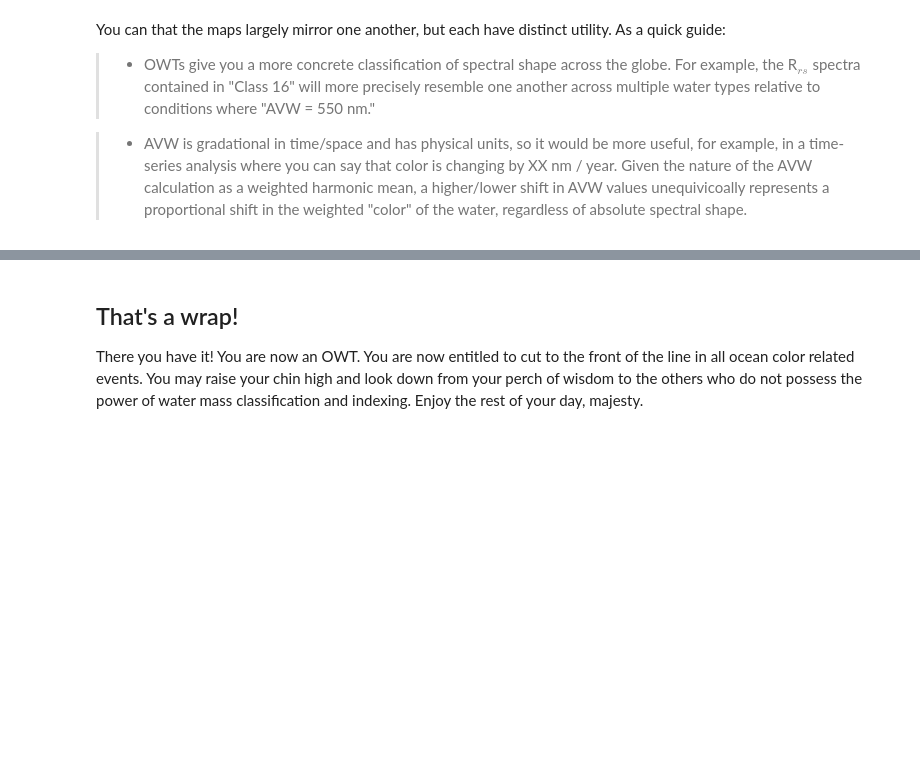
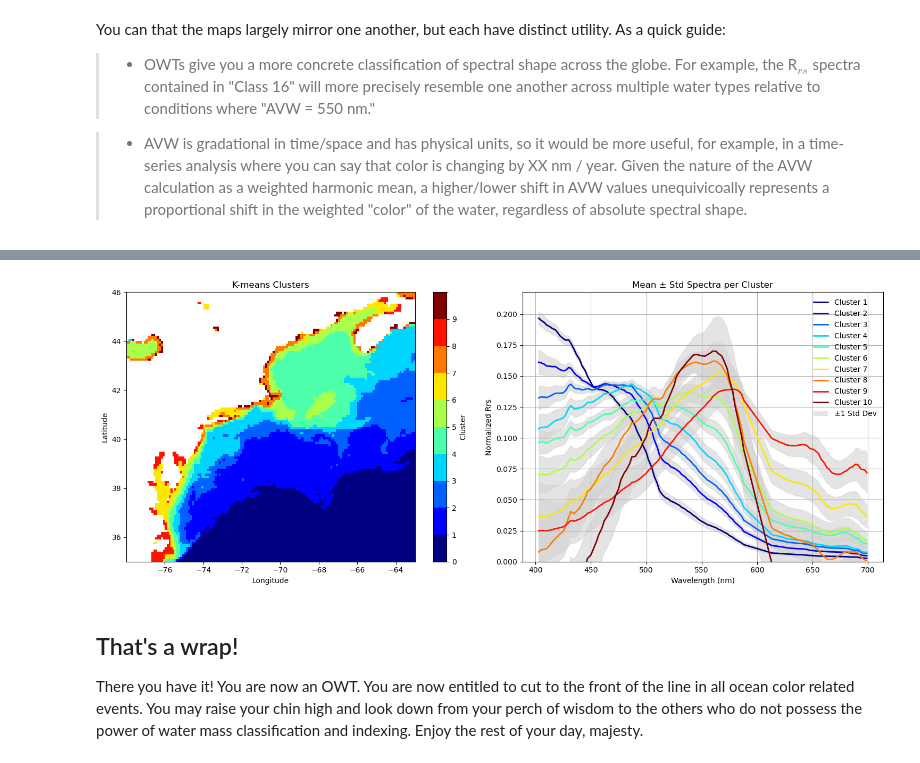
Before and after one commit to fish-pace/2025-tutorials, a Jupyter notebook: water_classification.ipynb, the cells around one changed output, grey strips where cells are left out. Drawn from its saved outputs; the diff is of its cells as text; code cells hidden in the pictures; blank space fills up the shorter version.

Commit message:
Added Rrs ratio ordering of clusters

```diff
--- a/water_classification.ipynb
+++ b/water_classification.ipynb
@@ -336,7 +336,7 @@ from sklearn.cluster import KMeans
 from sklearn.preprocessing import StandardScaler
 
 n_clusters = 10
-use_normalized = True  # Set True for rrs_flat (normalized), False for rrs_flat_nonnorm
+use_normalized = True  # Set True for normalized spectra, False for raw spectra
 
 # Choose which data to use and get rid of NaNs
 rrs_flat = rrs_norm.stack(pix=('lat', 'lon')).transpose('pix', 'wavelength').values
@@ -348,3 +348,4 @@ X_scaled = X_input[mask, :]
 # Run K-means
 kmeans = KMeans(n_clusters=n_clusters, random_state=42, n_init=10)
 kmeans_labels = kmeans.fit_predict(X_scaled)
+cluster_means = np.array([X_scaled[kmeans_labels == k].mean(axis=0) for k in range(n_clusters)])
@@ -408,0 +358,13 @@ plt.show()
+# %%
+# Reorder clusters by cluster-mean nRrs(443)/nRrs(551): descending order
+wavelengths_plot = np.array(common_wavelengths_float)
+i443 = np.argmin(np.abs(wavelengths_plot - 443))
+i551 = np.argmin(np.abs(wavelengths_plot - 551))
+ratios = cluster_means[:, i443] / cluster_means[:, i551]
+order = np.argsort(-ratios)
+
+# We have the index, now let's actually reorder the cluster means + labels for plotting
+cluster_means_ordered = cluster_means[order, :]
+kmeans_labels_ordered = np.zeros_like(kmeans_labels)
+for new_idx, old_idx in enumerate(order):
+    kmeans_labels_ordered[kmeans_labels == old_idx] = new_idx
@@ -409,3 +375,48 @@ plt.show()
+# %%
+# Create cluster map for plotting
+cluster_map = np.full(X_input.shape[0], np.nan)
+cluster_map[mask] = kmeans_labels_ordered  # pixels labeled 0..n_clusters-1 in your desired order
+cluster_map_2d = cluster_map.reshape(rrs_subset.sizes['lat'], rrs_subset.sizes['lon'])
+cluster_da = xr.DataArray(cluster_map_2d, dims=('lat','lon'), coords={'lat': rrs_subset['lat'], 'lon': rrs_subset['lon']}, name='kmeans_cluster')
+# Colormap setup
+colors = plt.cm.jet(np.linspace(0, 1, n_clusters))
+cmap = ListedColormap(colors)
+norm = BoundaryNorm(np.arange(0, n_clusters+1), ncolors=n_clusters, clip=True)
+
+# Plotting: side-by-side
+fig, axes = plt.subplots(1, 2, figsize=(15,6))
+
+# Panel 1: Cluster map
+im = axes[0].pcolormesh(cluster_da.lon, cluster_da.lat, cluster_da, cmap=cmap, shading='auto', norm=norm)
+axes[0].set_title('K-means Clusters')
+axes[0].set_xlabel('Longitude')
+axes[0].set_ylabel('Latitude')
+fig.colorbar(im, ax=axes[0], label='Cluster', ticks=np.arange(0, n_clusters))
+
+# Panel 2: Mean ± std spectra
+ax = axes[1]
+for cluster_id in range(n_clusters):
+    cluster_pixels = X_scaled[kmeans_labels_ordered == cluster_id, :]
+    if cluster_pixels.size == 0:
+        continue
+    mean_spec = cluster_pixels.mean(axis=0)
+    std_spec = cluster_pixels.std(axis=0)
+    # Plot shaded ±1 std and mean line
+    ax.fill_between(wavelengths_plot, mean_spec-std_spec, mean_spec+std_spec, color='lightgray', alpha=0.6)
+    ax.plot(wavelengths_plot, mean_spec, color=colors[cluster_id], lw=2, label=f'Cluster {cluster_id+1}')
+ax.set_xlabel("Wavelength (nm)")
+ax.set_ylabel("Normalized Rrs" if use_normalized else "Rrs")
+ax.set_title("Mean ± Std Spectra per Cluster")
+ax.grid(True)
+ax.set_ylim(bottom=0)
+# Legend
+handles = [Line2D([0],[0], color=colors[i], lw=2, label=f'Cluster {i+1}') for i in range(n_clusters)]
+handles.append(Patch(facecolor='lightgray', edgecolor='none', alpha=0.6, label='±1 Std Dev'))
+ax.legend(handles=handles, fontsize=10, frameon=False)
+plt.tight_layout()
+plt.show()
+# %% [output]
+[figure, added]
 # %% [markdown]
 ## That's a wrap!
 
```
Also changed, not shown: parts of 4 cells of this notebook.
